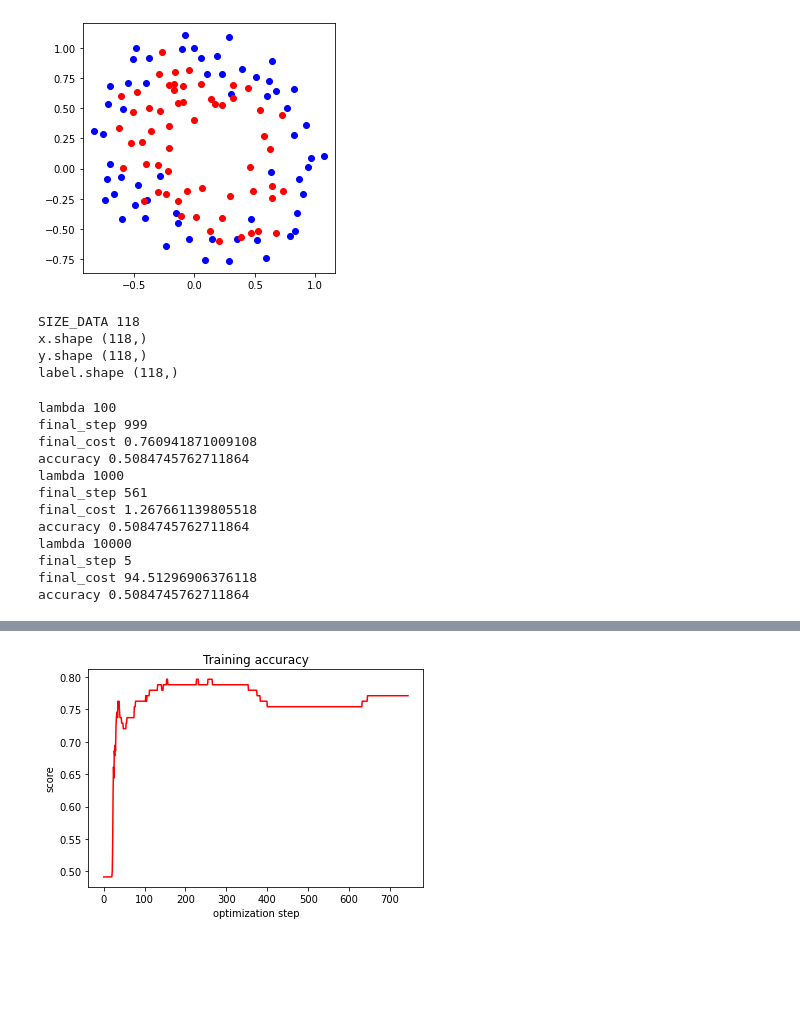
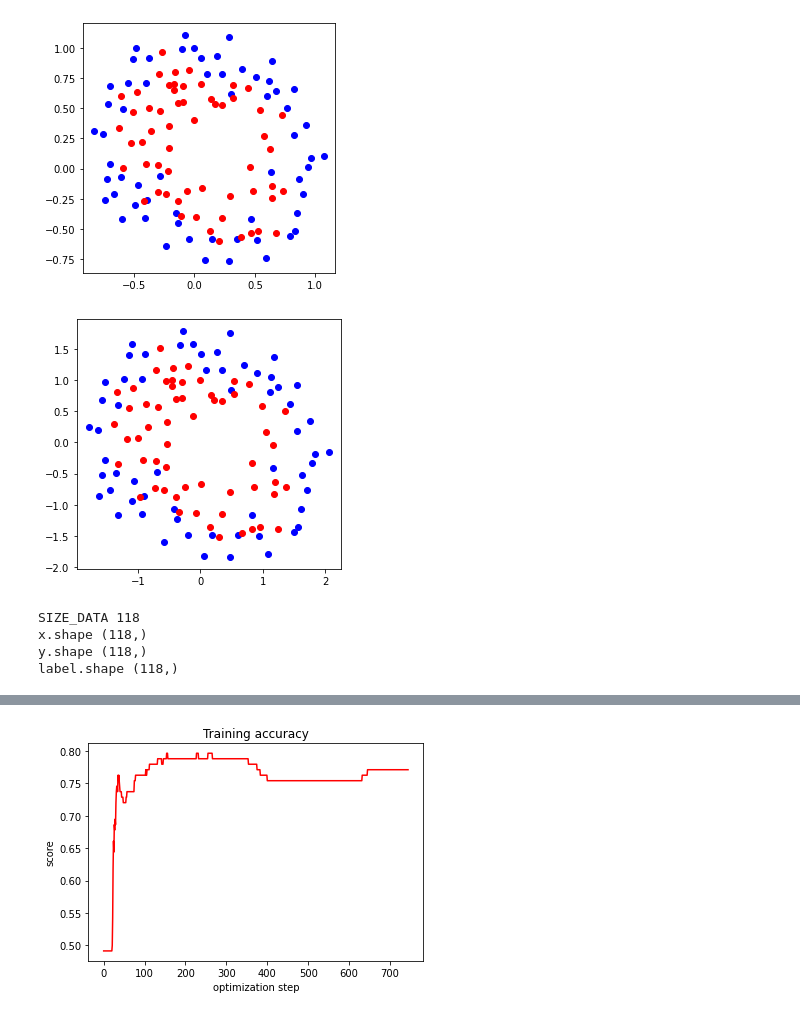
Before and after one commit to SuhyeonHa/MatrixComputation, a Jupyter notebook: Assignment07.ipynb, the cells around one changed output, grey strips where cells are left out. Saved outputs shown, nothing was run; the diff lists cells and outputs as text; code cells hidden in the pictures; blank space fills up the shorter version.

```diff
--- a/Assignment07.ipynb
+++ b/Assignment07.ipynb
@@ -67,6 +69,34 @@ plt.gca().set_aspect('equal', adjustable='box')
 plt.show()
 # %% [output]
 [figure]
+# %%
+def normalize_data(X):
+    mean = np.mean(X, axis=0)
+    std = np.std(X, axis=0)
+    return (X-mean) / std
+
+pointX = normalize_data(pointX)
+pointY = normalize_data(pointY)
+
+# float64 -> float128
+pointX.astype(np.float128)
+pointY.astype(np.float128)
+
+# normalized data representation
+pointX0 = pointX[label == 0]
+pointY0 = pointY[label == 0]
+
+pointX1 = pointX[label == 1]
+pointY1 = pointY[label == 1]
+
+plt.figure()
+plt.scatter(pointX0, pointY0, c='b')
+plt.scatter(pointX1, pointY1, c='r')
+plt.tight_layout()
+plt.gca().set_aspect('equal', adjustable='box')
+plt.show()
+# %% [output]
+[figure, added]
 # %%
 SIZE_DATA = len(pointX)
 print(f'SIZE_DATA {SIZE_DATA}')
@@ -182,20 +238,3 @@ def gradDescent(l, pointX, pointY, SIZE_DATA, label):
   return l, final_step, final_theta, cost_list, accuracy_list
 
 # lambda value, training error, training accuracy, final training accuracy(%), plot
-# %%
-result_1 = gradDescent(100, pointX, pointY, SIZE_DATA, label)
-result_2 = gradDescent(1000, pointX, pointY, SIZE_DATA, label)
-result_3 = gradDescent(10000, pointX, pointY, SIZE_DATA, label)
-# %% [output]
-lambda 100
-final_step 999
-final_cost 0.760941871009108
-accuracy 0.5084745762711864
-lambda 1000
-final_step 561
-final_cost 1.267661139805518
-accuracy 0.5084745762711864
-lambda 10000
-final_step 5
-final_cost 94.51296906376118
-accuracy 0.5084745762711864
```
Also changed, not shown: parts of 12 cells of this notebook.
